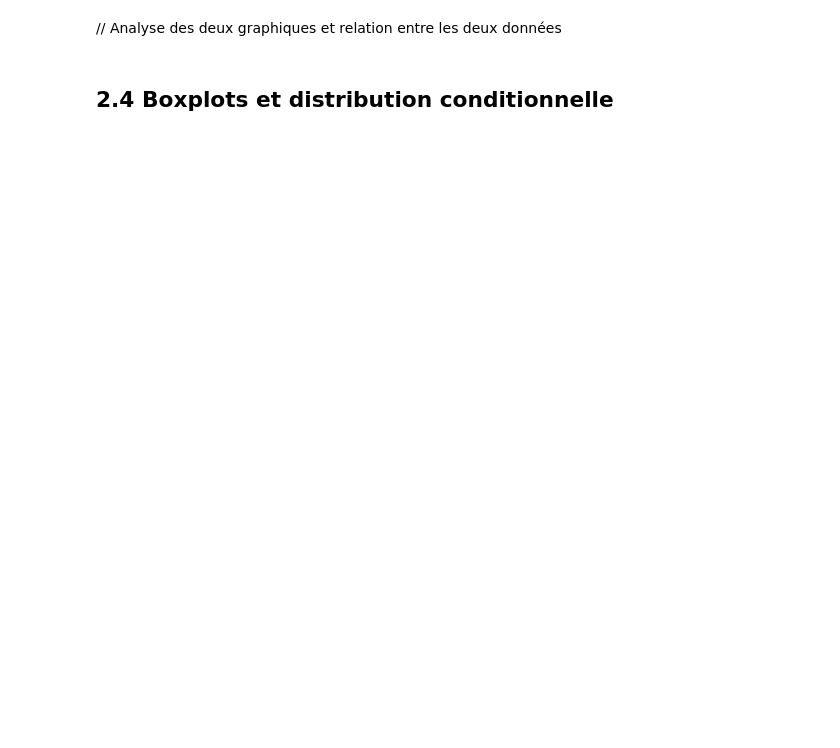
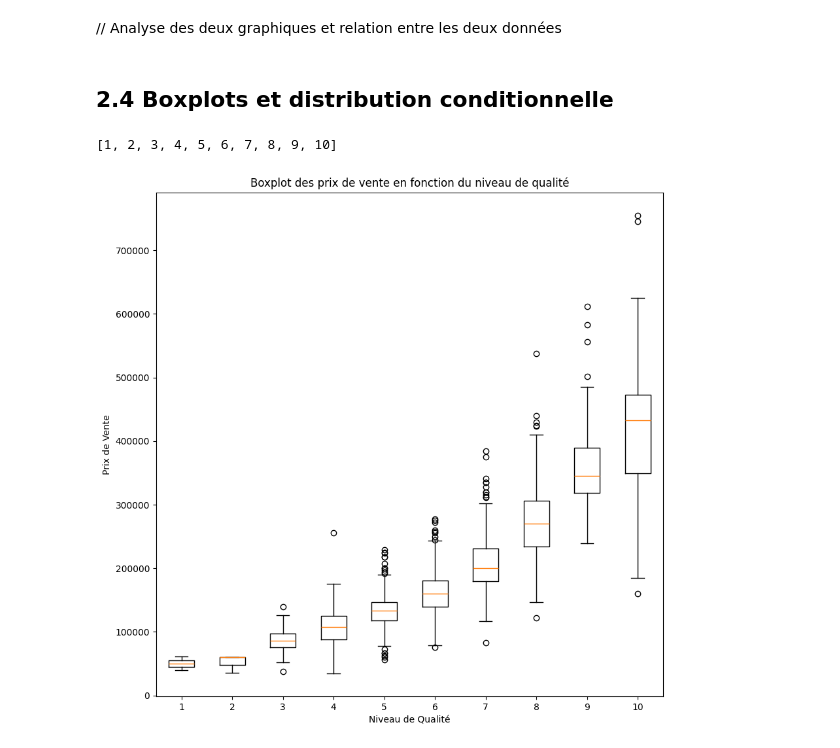
Before and after one commit to Lit3C/house_pricing, a Jupyter notebook: dataviz.ipynb, the cells around one changed output. Cells and saved outputs as stored; diff of their text form; code cells hidden in the pictures; blank space fills up the shorter version.

```diff
--- a/dataviz.ipynb
+++ b/dataviz.ipynb
@@ -130,3 +132,23 @@ plt.show()
 // Analyse des deux graphiques et relation entre les deux données
 # %% [markdown]
 ## 2.4 Boxplots et distribution conditionnelle
+# %%
+# Liste des valeurs uniques de la colonne 'OverallQual' triées par ordre croissant
+sort_overallqual_unique = sorted([int(x) for x in df['OverallQual'].unique()])
+print(sorted(sort_overallqual_unique))
+
+# Liste des prix de vente pour chaque niveau de qualité
+list_prices_per_each_qual=[df[df['OverallQual'] == each_qual]['SalePrice'] for each_qual in sort_overallqual_unique]
+
+# Création des boxplots pour chaque niveau de qualité
+fig = plt.figure(figsize=(10,10))
+plt.boxplot(list_prices_per_each_qual)
+plt.xticks(range(1,len(df['OverallQual'].unique())+1),sort_overallqual_unique)
+plt.xlabel('Niveau de Qualité')
+plt.ylabel('Prix de Vente')
+plt.title('Boxplots des prix de vente en fonction du niveau de qualité')
+
+plt.show()
+# %% [output]
+[1, 2, 3, 4, 5, 6, 7, 8, 9, 10]
+[figure, added]
```
Also changed, not shown: parts of 6 cells of this notebook.
